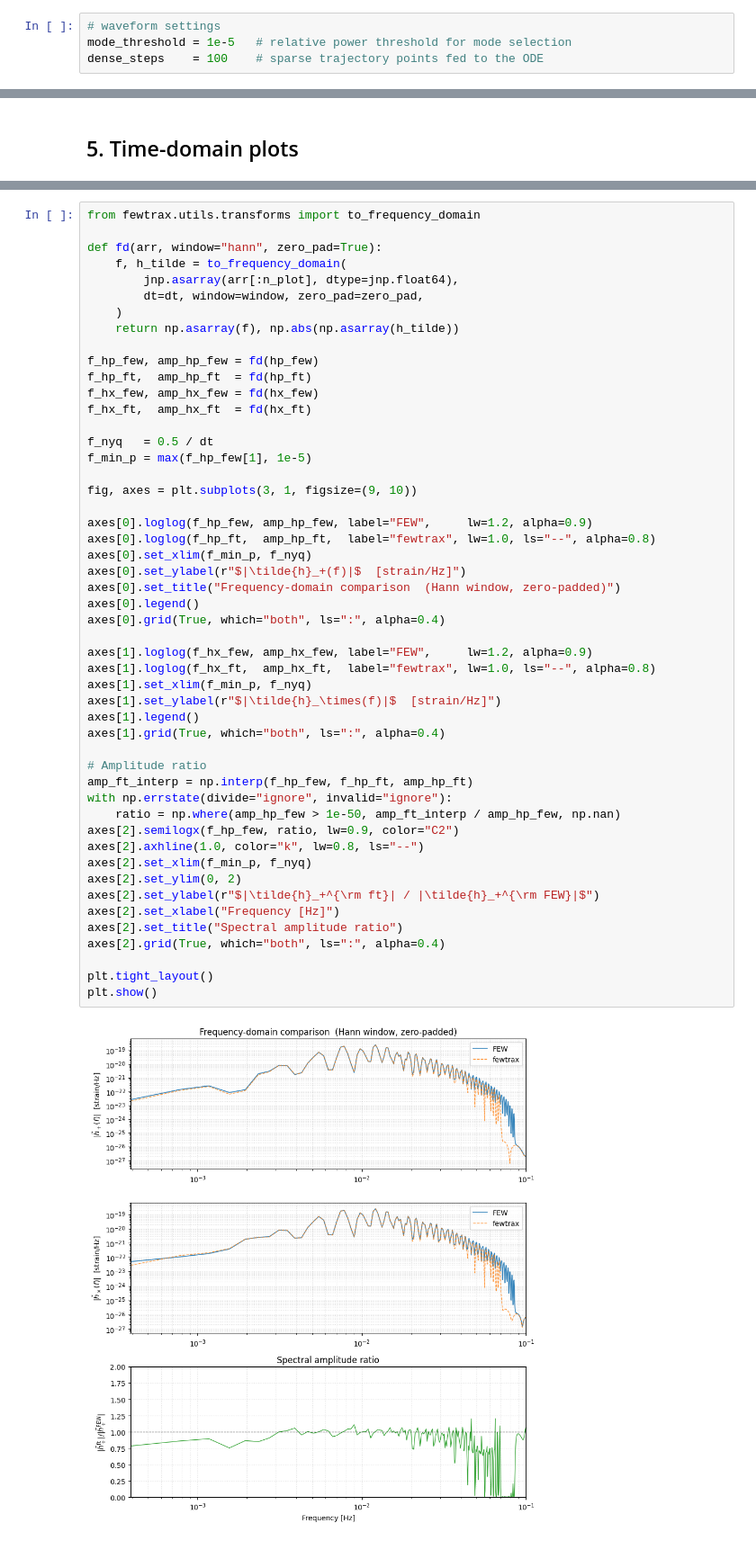
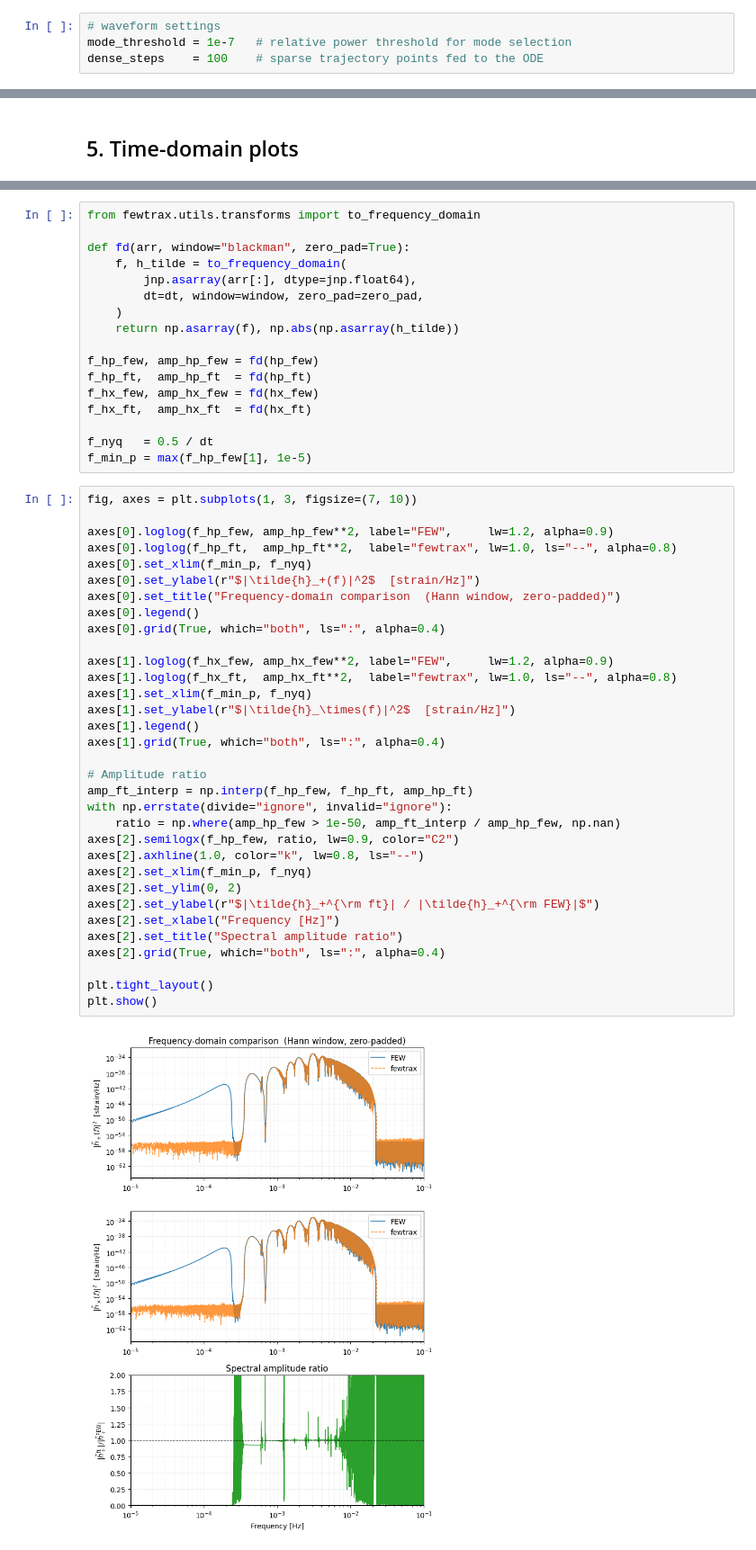
Before and after one commit to BertDepoorter/fewtrax, a Jupyter notebook: comparison/waveform_explorer.ipynb, the cells around one changed output, grey strips where cells are left out. Shown at 90% size. Saved outputs shown, nothing was run; the diff lists cells and outputs as text.

```diff
--- a/comparison/waveform_explorer.ipynb
+++ b/comparison/waveform_explorer.ipynb
@@ -42,7 +42,7 @@ FEW data directory: /Users/bertd/Documents/PhD/LISA/Codes/FastEMRIWaveforms/src/
 ## 1. Initialise waveform generators
 # %%
 # waveform settings
-mode_threshold = 1e-5   # relative power threshold for mode selection
+mode_threshold = 1e-7   # relative power threshold for mode selection
 dense_steps    = 100    # sparse trajectory points fed to the ODE
 # %%
 # ── fewtrax
@@ -287,53 +285,53 @@ signal is zero-padded to the next power of two for better frequency resolution.
+# %%
+from fewtrax.utils.transforms import to_frequency_domain
+
+def fd(arr, window="blackman", zero_pad=True):
+    f, h_tilde = to_frequency_domain(
+        jnp.asarray(arr[:], dtype=jnp.float64),
+        dt=dt, window=window, zero_pad=zero_pad,
+    )
+    return np.asarray(f), np.abs(np.asarray(h_tilde))
+
+f_hp_few, amp_hp_few = fd(hp_few)
+f_hp_ft,  amp_hp_ft  = fd(hp_ft)
+f_hx_few, amp_hx_few = fd(hx_few)
+f_hx_ft,  amp_hx_ft  = fd(hx_ft)
+
+f_nyq   = 0.5 / dt
+f_min_p = max(f_hp_few[1], 1e-5)
 # %%
-from fewtrax.utils.transforms import to_frequency_domain
+fig, axes = plt.subplots(1, 3, figsize=(7, 10))
 
-def fd(arr, window="hann", zero_pad=True):
-    f, h_tilde = to_frequency_domain(
-        jnp.asarray(arr[:n_plot], dtype=jnp.float64),
-        dt=dt, window=window, zero_pad=zero_pad,
-    )
-    return np.asarray(f), np.abs(np.asarray(h_tilde))
-
-f_hp_few, amp_hp_few = fd(hp_few)
-f_hp_ft,  amp_hp_ft  = fd(hp_ft)
-f_hx_few, amp_hx_few = fd(hx_few)
-f_hx_ft,  amp_hx_ft  = fd(hx_ft)
-
-f_nyq   = 0.5 / dt
-f_min_p = max(f_hp_few[1], 1e-5)
-
-fig, axes = plt.subplots(3, 1, figsize=(9, 10))
-
-axes[0].loglog(f_hp_few, amp_hp_few, label="FEW",     lw=1.2, alpha=0.9)
-axes[0].loglog(f_hp_ft,  amp_hp_ft,  label="fewtrax", lw=1.0, ls="--", alpha=0.8)
+axes[0].loglog(f_hp_few, amp_hp_few**2, label="FEW",     lw=1.2, alpha=0.9)
+axes[0].loglog(f_hp_ft,  amp_hp_ft**2,  label="fewtrax", lw=1.0, ls="--", alpha=0.8)
 axes[0].set_xlim(f_min_p, f_nyq)
-axes[0].set_ylabel(r"$|\tilde{h}_+(f)|$  [strain/Hz]")
+axes[0].set_ylabel(r"$|\tilde{h}_+(f)|^2$  [strain/Hz]")
 axes[0].set_title("Frequency-domain comparison  (Hann window, zero-padded)")
 axes[0].legend()
 axes[0].grid(True, which="both", ls=":", alpha=0.4)
 
-axes[1].loglog(f_hx_few, amp_hx_few, label="FEW",     lw=1.2, alpha=0.9)
-axes[1].loglog(f_hx_ft,  amp_hx_ft,  label="fewtrax", lw=1.0, ls="--", alpha=0.8)
+axes[1].loglog(f_hx_few, amp_hx_few**2, label="FEW",     lw=1.2, alpha=0.9)
+axes[1].loglog(f_hx_ft,  amp_hx_ft**2,  label="fewtrax", lw=1.0, ls="--", alpha=0.8)
 axes[1].set_xlim(f_min_p, f_nyq)
-axes[1].set_ylabel(r"$|\tilde{h}_\times(f)|$  [strain/Hz]")
+axes[1].set_ylabel(r"$|\tilde{h}_\times(f)|^2$  [strain/Hz]")
 axes[1].legend()
 axes[1].grid(True, which="both", ls=":", alpha=0.4)
 
 # Amplitude ratio
 amp_ft_interp = np.interp(f_hp_few, f_hp_ft, amp_hp_ft)
 with np.errstate(divide="ignore", invalid="ignore"):
     ratio = np.where(amp_hp_few > 1e-50, amp_ft_interp / amp_hp_few, np.nan)
 axes[2].semilogx(f_hp_few, ratio, lw=0.9, color="C2")
 axes[2].axhline(1.0, color="k", lw=0.8, ls="--")
 axes[2].set_xlim(f_min_p, f_nyq)
 axes[2].set_ylim(0, 2)
 axes[2].set_ylabel(r"$|\tilde{h}_+^{\rm ft}| / |\tilde{h}_+^{\rm FEW}|$")
 axes[2].set_xlabel("Frequency [Hz]")
 axes[2].set_title("Spectral amplitude ratio")
 axes[2].grid(True, which="both", ls=":", alpha=0.4)
 
 plt.tight_layout()
 plt.show()
 # %% [output]
-[figure, old version]
+[figure, new version]
 # %% [markdown]
```
Also changed, not shown: parts of 15 cells of this notebook, 1 other file.
